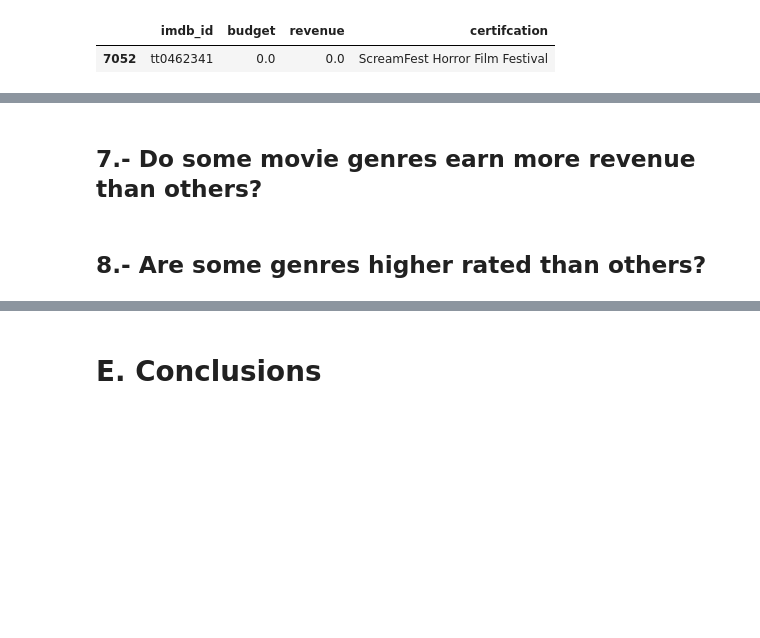
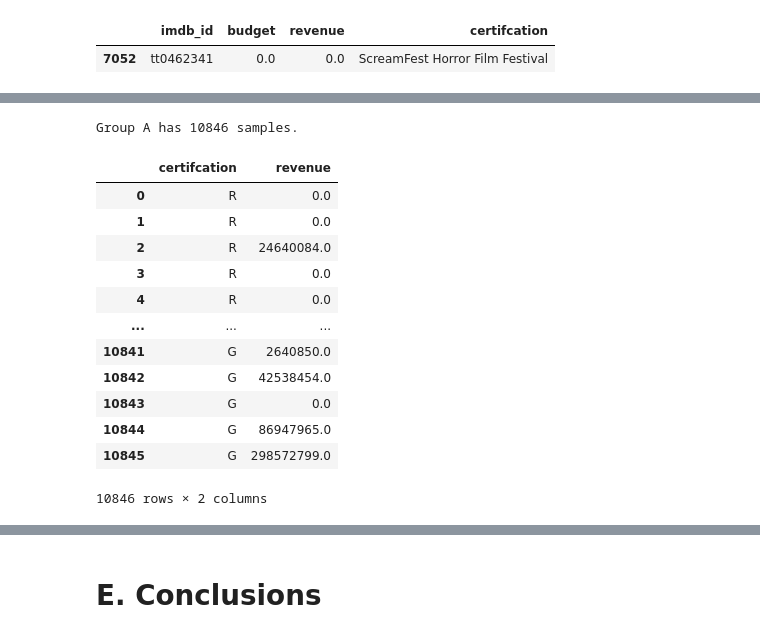
Before and after one commit to edleafvirtual/Project-3-IMDb-Successful-movie, a Jupyter notebook: Part E - A-B Testing.ipynb, the cells around one changed output, grey strips where cells are left out. Cells and saved outputs as stored; diff of their text form; code cells hidden in the pictures; blank space fills up the shorter version.

```diff
--- a/Part E - A-B Testing.ipynb
+++ b/Part E - A-B Testing.ipynb
@@ -100,0 +135,8 @@ tmbd_df.head(5)
+# %%
+# Connect to MySQL.
+username = 'root'
+password = 'root'
+
+connection = f'mysql+pymysql://{username}:{password}@localhost/Project_3'
+engine = create_engine(connection)
+engine
@@ -193,2 +302,0 @@ Name: certifcation, dtype: int64
-# %% [markdown]
-## 7.- Do some movie genres earn more revenue than others?
@@ -197,2 +302,0 @@ Name: certifcation, dtype: int64
-# %% [markdown]
-## 8.- Are some genres higher rated than others?
@@ -200,0 +303,32 @@ Name: certifcation, dtype: int64
+# %%
+# Create Group A.
+q = ''' SELECT
+    certifcation, revenue
+FROM
+    tmbd
+WHERE
+    certifcation = 'G'
+        OR certifcation = 'PG'
+        OR certifcation = 'PG-13'
+        OR certifcation = 'R'
+ORDER BY certifcation DESC
+'''
+group_a_df = pd.read_sql(q, engine)
+print('Group A has', len(group_a_df), 'samples.')
+group_a = group_a_df['revenue']
+group_a_df
+# %% [output]
+Group A has 10846 samples.
+|  | certifcation | revenue |
+| 0 | R | 0.0 |
+| 1 | R | 0.0 |
+| 2 | R | 24640084.0 |
+| 3 | R | 0.0 |
+| 4 | R | 0.0 |
+| ... | ... | ... |
+| 10841 | G | 2640850.0 |
+| 10842 | G | 42538454.0 |
+| 10843 | G | 0.0 |
+| 10844 | G | 86947965.0 |
+| 10845 | G | 298572799.0 |
+10846 rows × 2 columns
```
Also changed, not shown: parts of 44 cells of this notebook, 6 other files.
